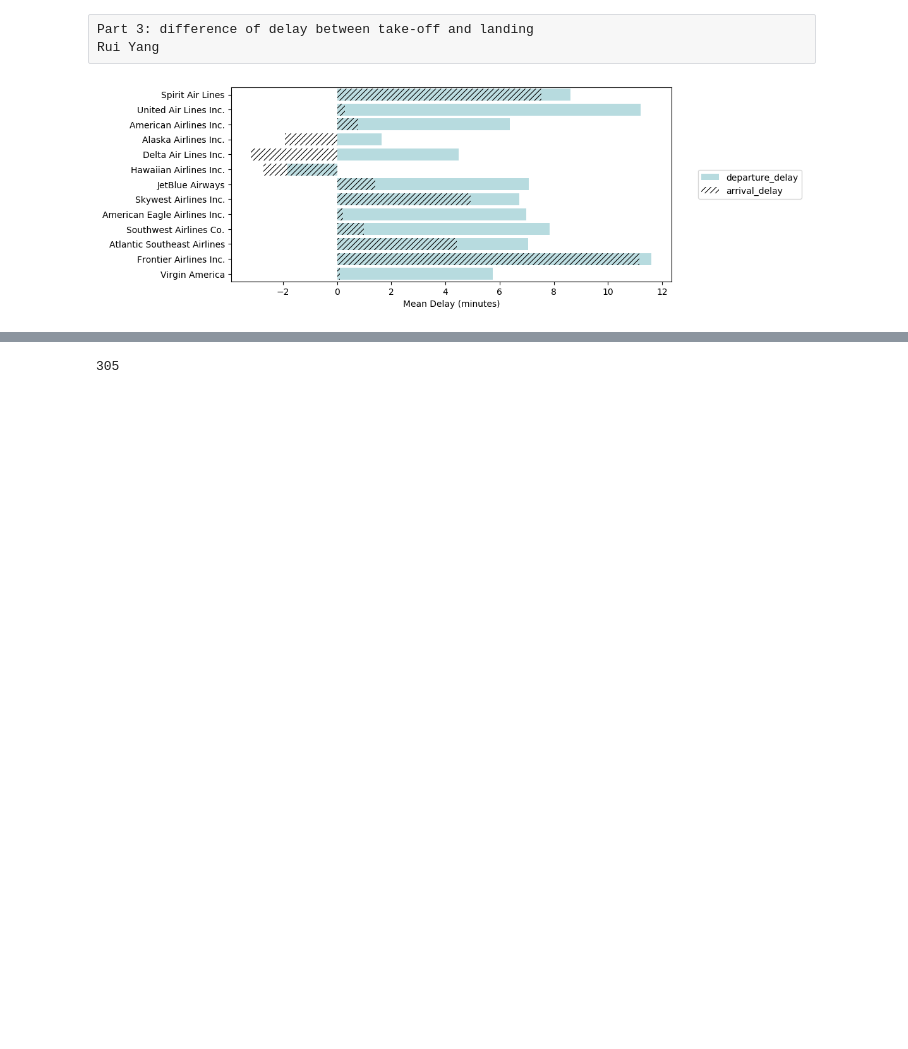
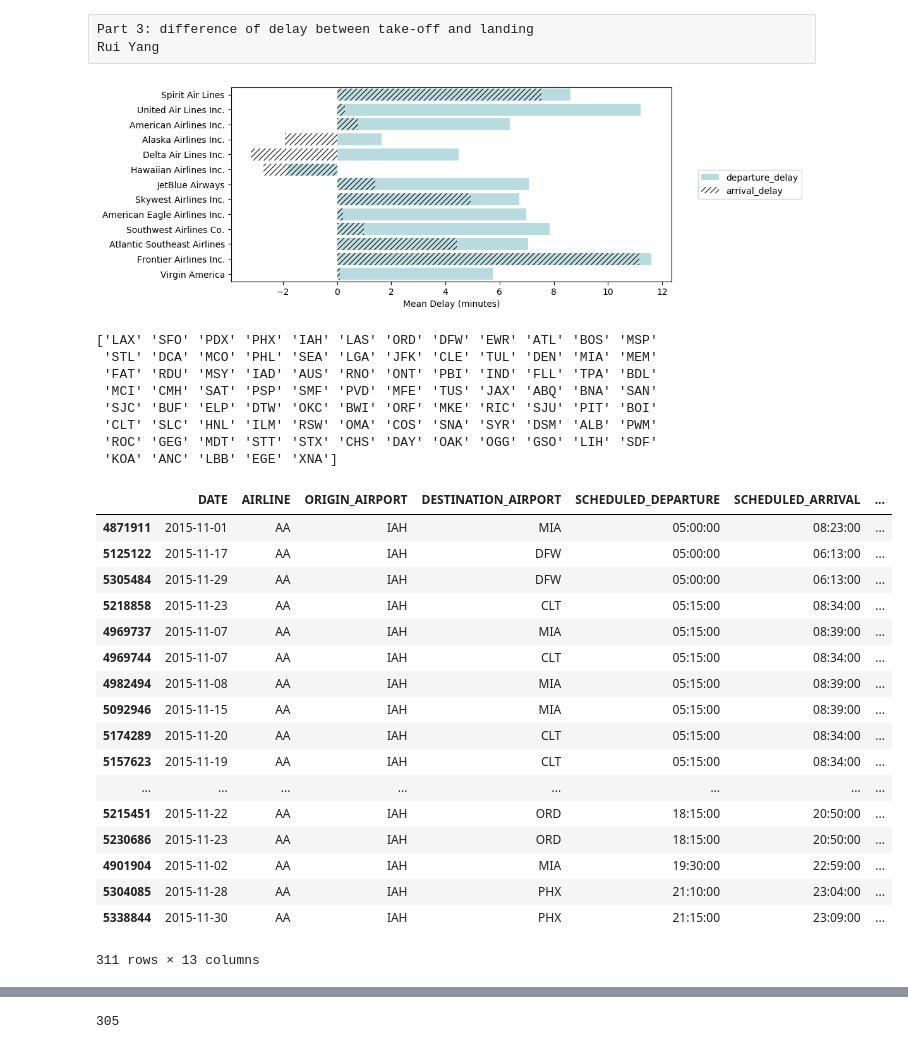
Before and after one commit to INFO6105-Data-Science/Predict-Flight-Delay, a Jupyter notebook: FlightDataAnalysis.ipynb, the cells around one changed output, grey strips where cells are left out. Saved outputs shown, nothing was run; the diff lists cells and outputs as text; code cells hidden in the pictures; blank space fills up the shorter version.

```diff
--- a/FlightDataAnalysis.ipynb
+++ b/FlightDataAnalysis.ipynb
@@ -345,3 +345,42 @@ plt.legend(loc = 'center left', bbox_to_anchor = (1.05, 0.5))
 plt.show()
 # %% [output]
 [figure]
+# %%
+# Take UA as an example
+carrier = 'AA'
+id_airport = 4
+temp = df[df['AIRLINE'] == carrier]['ORIGIN_AIRPORT']
+liste_origin_airport = temp.unique()
+print(liste_origin_airport)
+df2 = df[(df['AIRLINE'] == carrier) & (df['ARRIVAL_DELAY'] > 0)
+         & (df['ORIGIN_AIRPORT'] == liste_origin_airport[id_airport])]
+df2 = df2.sort_values(by = 'SCHEDULED_DEPARTURE')
+# df2.sort_values('SCHEDULED_DEPARTURE', inplace = True)
+df2
+# %% [output]
+['LAX' 'SFO' 'PDX' 'PHX' 'IAH' 'LAS' 'ORD' 'DFW' 'EWR' 'ATL' 'BOS' 'MSP'
+ 'STL' 'DCA' 'MCO' 'PHL' 'SEA' 'LGA' 'JFK' 'CLE' 'TUL' 'DEN' 'MIA' 'MEM'
+ 'FAT' 'RDU' 'MSY' 'IAD' 'AUS' 'RNO' 'ONT' 'PBI' 'IND' 'FLL' 'TPA' 'BDL'
+ 'MCI' 'CMH' 'SAT' 'PSP' 'SMF' 'PVD' 'MFE' 'TUS' 'JAX' 'ABQ' 'BNA' 'SAN'
+ 'SJC' 'BUF' 'ELP' 'DTW' 'OKC' 'BWI' 'ORF' 'MKE' 'RIC' 'SJU' 'PIT' 'BOI'
+ 'CLT' 'SLC' 'HNL' 'ILM' 'RSW' 'OMA' 'COS' 'SNA' 'SYR' 'DSM' 'ALB' 'PWM'
+ 'ROC' 'GEG' 'MDT' 'STT' 'STX' 'CHS' 'DAY' 'OAK' 'OGG' 'GSO' 'LIH' 'SDF'
+ 'KOA' 'ANC' 'LBB' 'EGE' 'XNA']
+|  | DATE | AIRLINE | ORIGIN_AIRPORT | DESTINATION_AIRPORT | SCHEDULED_DEPARTURE | SCHEDULED_ARRIVAL | ... |
+| 4871911 | 2015-11-01 | AA | IAH | MIA | 05:00:00 | 08:23:00 | ... |
+| 5125122 | 2015-11-17 | AA | IAH | DFW | 05:00:00 | 06:13:00 | ... |
+| 5305484 | 2015-11-29 | AA | IAH | DFW | 05:00:00 | 06:13:00 | ... |
+| 5218858 | 2015-11-23 | AA | IAH | CLT | 05:15:00 | 08:34:00 | ... |
+| 4969737 | 2015-11-07 | AA | IAH | MIA | 05:15:00 | 08:39:00 | ... |
+| 4969744 | 2015-11-07 | AA | IAH | CLT | 05:15:00 | 08:34:00 | ... |
+| 4982494 | 2015-11-08 | AA | IAH | MIA | 05:15:00 | 08:39:00 | ... |
+| 5092946 | 2015-11-15 | AA | IAH | MIA | 05:15:00 | 08:39:00 | ... |
+| 5174289 | 2015-11-20 | AA | IAH | CLT | 05:15:00 | 08:34:00 | ... |
+| 5157623 | 2015-11-19 | AA | IAH | CLT | 05:15:00 | 08:34:00 | ... |
+| ... | ... | ... | ... | ... | ... | ... | ... |
+| 5215451 | 2015-11-22 | AA | IAH | ORD | 18:15:00 | 20:50:00 | ... |
+| 5230686 | 2015-11-23 | AA | IAH | ORD | 18:15:00 | 20:50:00 | ... |
+| 4901904 | 2015-11-02 | AA | IAH | MIA | 19:30:00 | 22:59:00 | ... |
+| 5304085 | 2015-11-28 | AA | IAH | PHX | 21:10:00 | 23:04:00 | ... |
+| 5338844 | 2015-11-30 | AA | IAH | PHX | 21:15:00 | 23:09:00 | ... |
+311 rows × 13 columns
```
Also changed, not shown: parts of 12 cells of this notebook.
